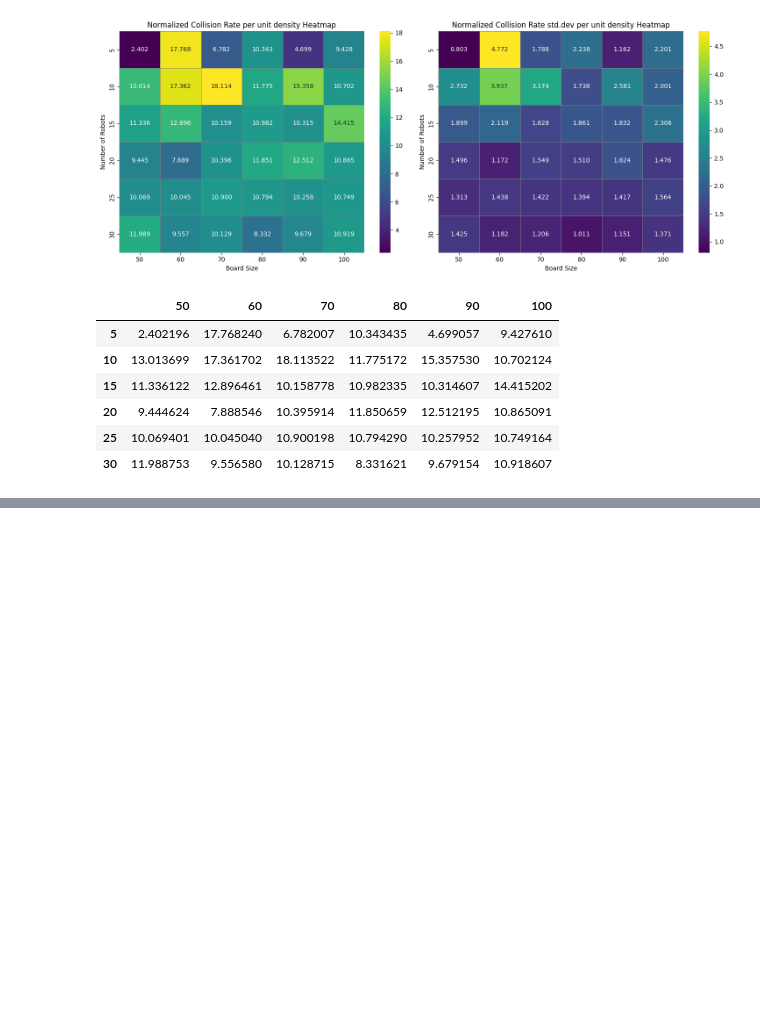
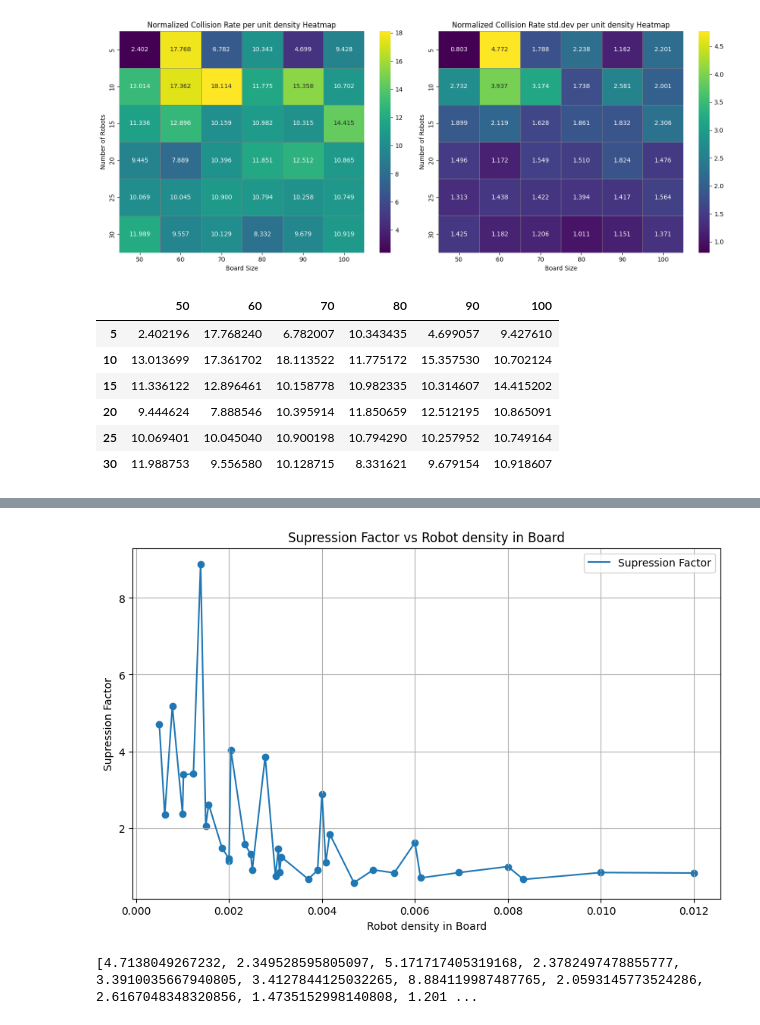
Before and after one commit to Death-Raider/Personal_Projects, a Jupyter notebook: GoalChasing_QLearning/output_processing.ipynb, the cells around one changed output, grey strips where cells are left out. Drawn from its saved outputs; the diff is of its cells as text; code cells hidden in the pictures; blank space fills up the shorter version.

```diff
--- a/GoalChasing_QLearning/output_processing.ipynb
+++ b/GoalChasing_QLearning/output_processing.ipynb
@@ -230,0 +248,24 @@ plt.show()
+# %%
+out = sorted(zip(x,y,z,w), key=lambda _: _[0] )
+x = [o[0] for o in out]
+y = [o[1] for o in out]
+z = [o[2] for o in out]
+w = [o[3] for o in out]
+
+supression = list(map(lambda a,b: a / b, y, w)) # resuling collision rate normalized by density divided by collision pressure normalized by density
+
+plt.figure(figsize=(10, 6))
+plt.scatter(x,supression)
+plt.plot(x,supression, label='Supression Factor')
+plt.grid(True)
+plt.legend()
+plt.title("Supression Factor vs Robot density in Board")
+plt.ylabel("Supression Factor")
+plt.xlabel("Robot density in Board")
+plt.show()
+# %% [output]
+[figure, added]
+# %%
+print(supression)
+# %% [output]
+[4.7138049267232, 2.349528595805097, 5.171717405319168, 2.3782497478855777, 3.3910035667940805, 3.4127844125032265, 8.884119987487765, 2.0593145773524286, 2.6167048348320856, 1.4735152998140808, 1.201 ...
```
Also changed, not shown: parts of 11 cells of this notebook.
